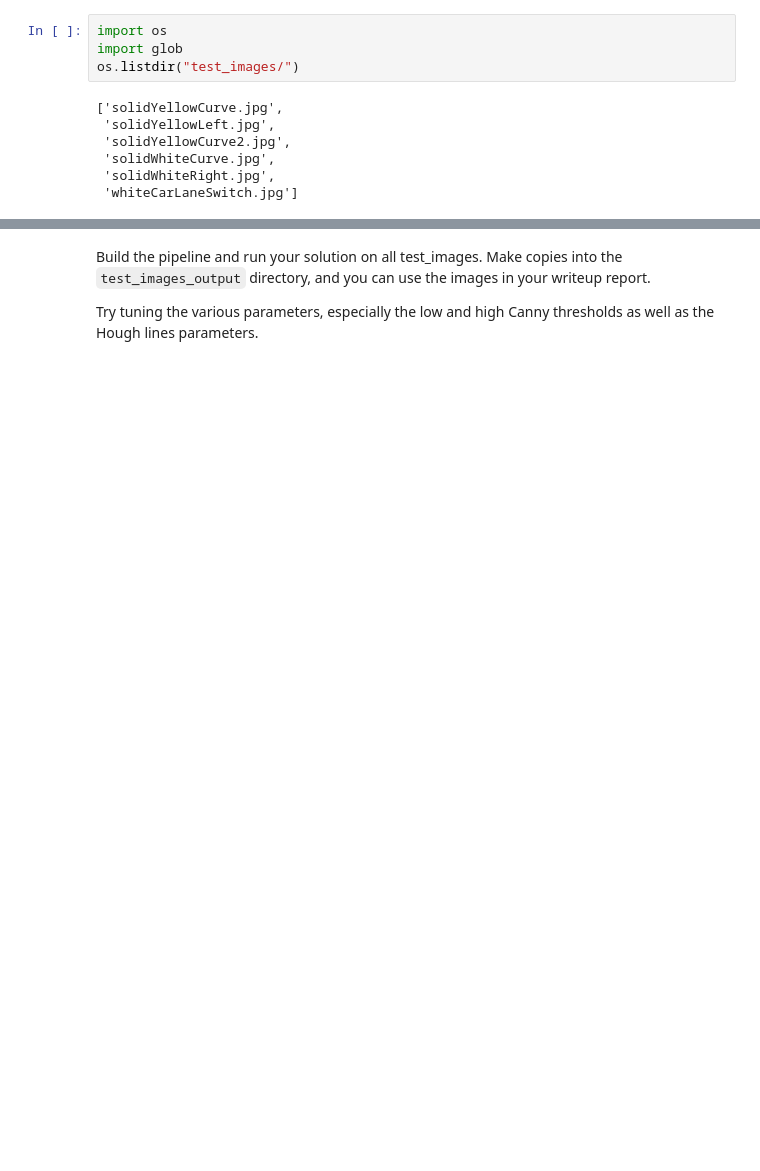
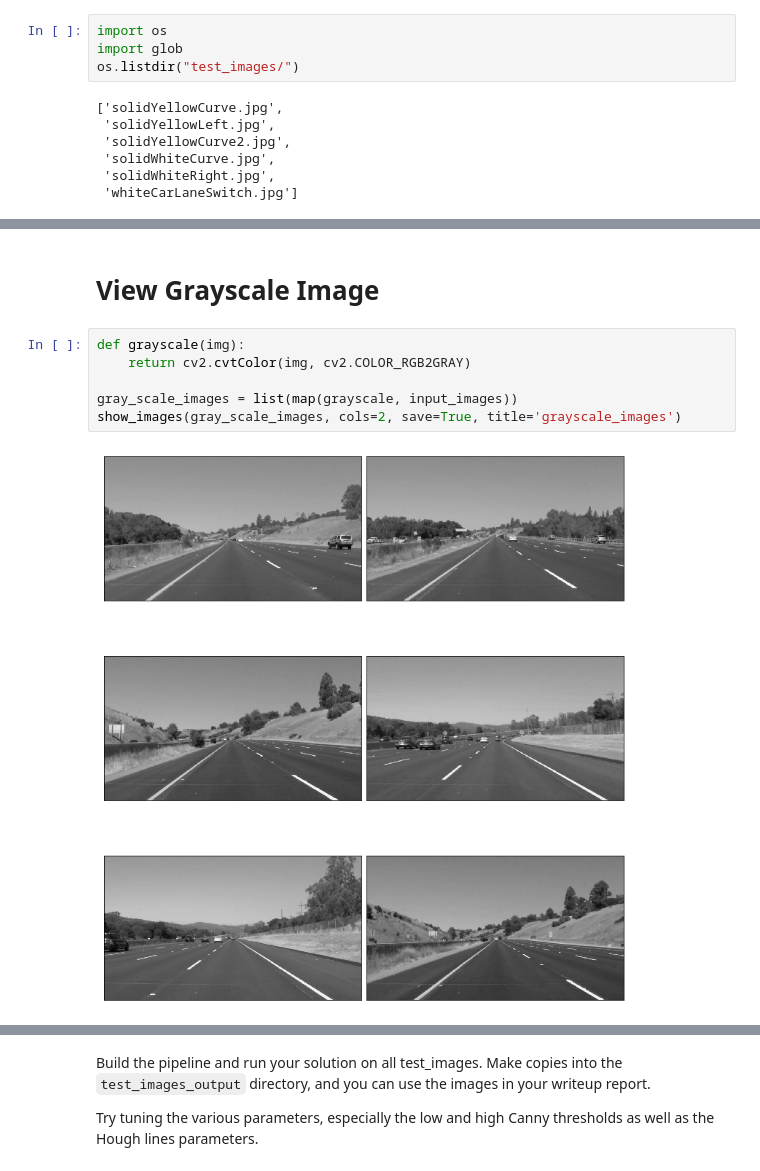
Before and after one commit to joshwadd/Lane-Line-Identification, a Jupyter notebook: Lane-Line-identification.ipynb, the cells around one changed output, grey strips where cells are left out. Cells and saved outputs as stored; diff of their text form; blank space fills up the shorter version.

```diff
--- a/Lane-Line-identification.ipynb
+++ b/Lane-Line-identification.ipynb
@@ -283,0 +111,10 @@ os.listdir("test_images/")
+# %% [markdown]
+# View Grayscale Image
+# %%
+def grayscale(img):
+    return cv2.cvtColor(img, cv2.COLOR_RGB2GRAY)
+
+gray_scale_images = list(map(grayscale, input_images))
+show_images(gray_scale_images, cols=2, save=True, title='grayscale_images')
+# %% [output]
+[figure, added]
```
Also changed, not shown: parts of 36 cells of this notebook.
